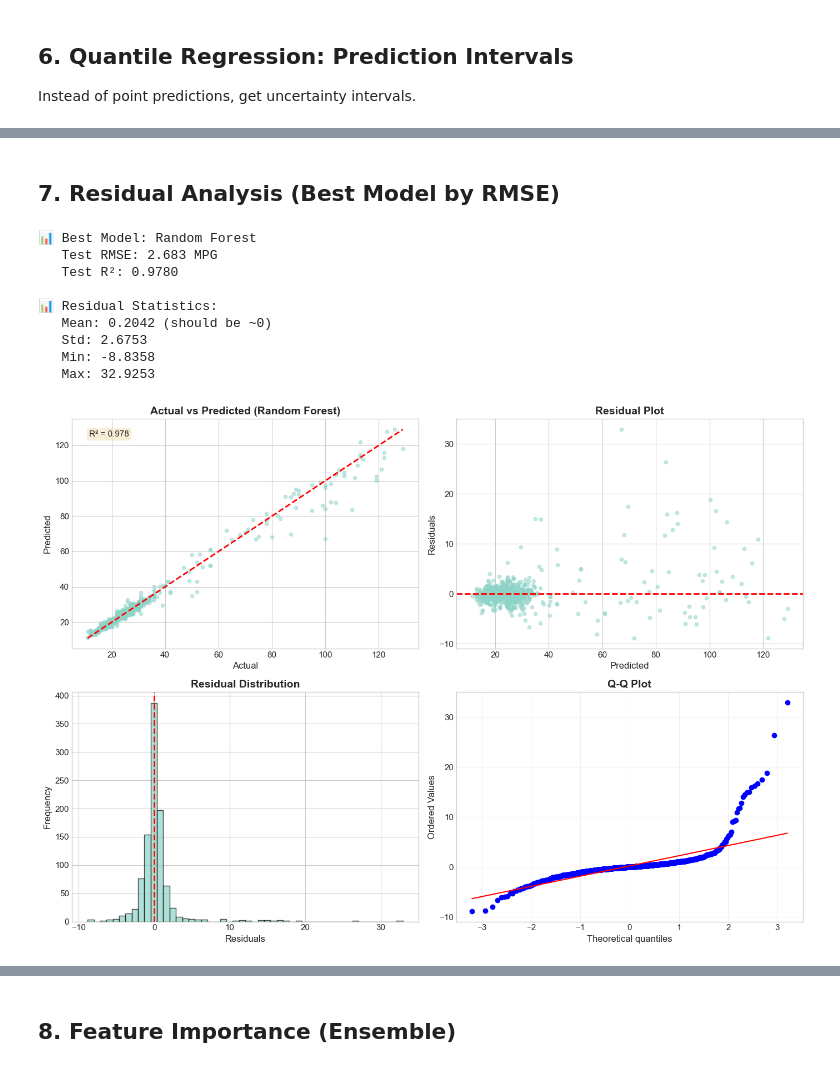
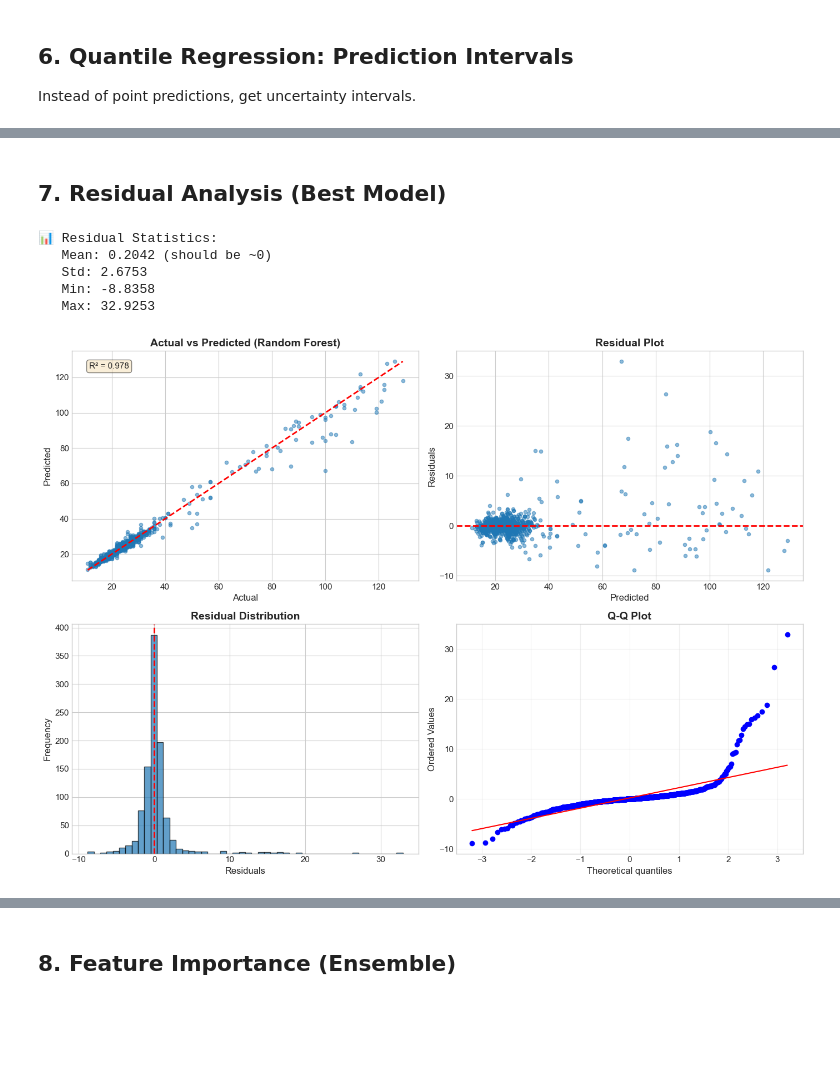
Before and after one commit to rezamirzaei/ABAX, a Jupyter notebook: notebooks/04_regression.ipynb, the cells around one changed output, grey strips where cells are left out. Drawn from its saved outputs; the diff is of its cells as text; code cells hidden in the pictures; blank space fills up the shorter version.

Commit message:
raw data analysis added

```diff
--- a/notebooks/04_regression.ipynb
+++ b/notebooks/04_regression.ipynb
@@ -160,0 +98,15 @@ Model                     Train RMSE   Test RMSE    RMSE Gap %   Test R²
+# %%
+regressors = get_regressors(random_state=42)
+results = []
+
+for name, model in regressors.items():
+    try:
+        y_pred, r2, rmse, mae = train_and_evaluate_regressor(
+            model, X_train_scaled, y_train, X_test_scaled, y_test
+        )
+        results.append({'Model': name, 'R²': r2, 'RMSE': rmse, 'MAE': mae})
+        print(f"✅ {name}: R²={r2:.4f}, RMSE={rmse:.2f}")
+    except Exception as e:
+        print(f"❌ {name}: {e}")
+
+comparison = pd.DataFrame(results).sort_values('R²', ascending=False)
@@ -526,33 +276,24 @@ For each vehicle, instead of just "predicted MPG = 28":
 # %% [markdown]
-## 7. Residual Analysis (Best Model by RMSE)
+## 7. Residual Analysis (Best Model)
 # %%
 best_model_name = comparison.iloc[0]['Model']
 best_model = regressors[best_model_name]
 best_model.fit(X_train_scaled, y_train)
 y_pred_best = best_model.predict(X_test_scaled)
-best_rmse = comparison.iloc[0]['Test RMSE']
-best_r2 = comparison.iloc[0]['Test R²']
-
-print(f"📊 Best Model: {best_model_name}")
-print(f"   Test RMSE: {best_rmse:.3f} MPG")
-print(f"   Test R²: {best_r2:.4f}")
+best_r2 = comparison.iloc[0]['R²']
 
 fig = plot_residual_analysis(
     y_test, y_pred_best,
     model_name=best_model_name,
     r2=best_r2,
     save_path=str(project_root / 'results' / 'figures' / 'residuals.png')
 )
 
 print_residual_statistics(y_test - y_pred_best)
 # %% [output]
-📊 Best Model: Random Forest
-   Test RMSE: 2.683 MPG
-   Test R²: 0.9780
-
 📊 Residual Statistics:
    Mean: 0.2042 (should be ~0)
    Std: 2.6753
    Min: -8.8358
    Max: 32.9253
-[figure, old version]
+[figure, new version]
```
Also changed, not shown: parts of 28 cells of this notebook, 10 other files.
